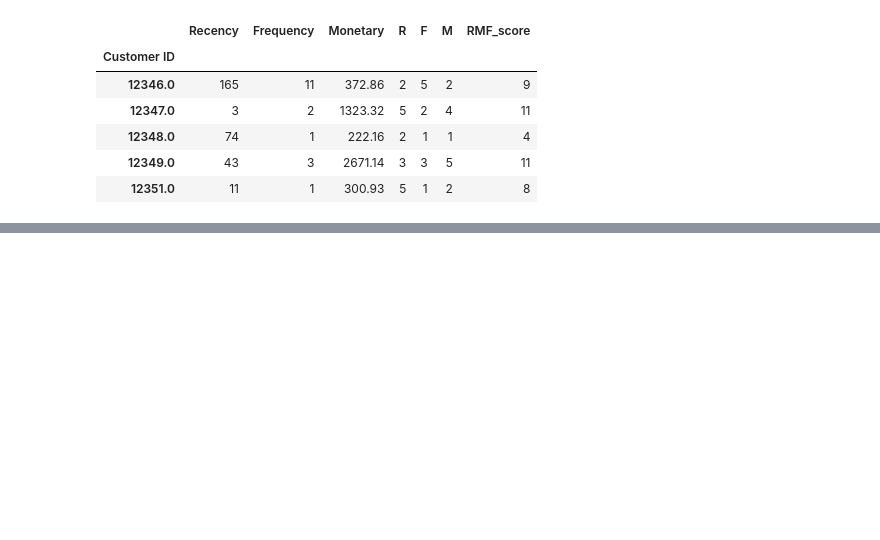
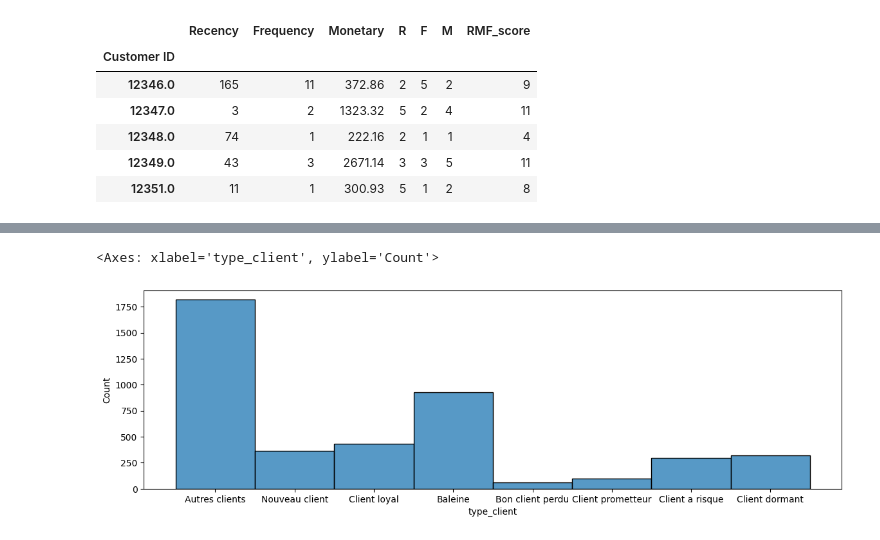
Before and after one commit to Flockyy/RFM, a Jupyter notebook: rfm_j.ipynb, the cells around one changed output, grey strips where cells are left out. Cells and saved outputs as stored; diff of their text form; code cells hidden in the pictures; blank space fills up the shorter version.

```diff
--- a/rfm_j.ipynb
+++ b/rfm_j.ipynb
@@ -94,0 +139,7 @@ rfm.head(10)
+# %%
+#diagrammes barres
+plt.figure(figsize=(14, 4))
+sns.histplot(data=rfm, x='type_client')
+# %% [output]
+<Axes: xlabel='type_client', ylabel='Count'>
+[figure, added]
```
Also changed, not shown: parts of 6 cells of this notebook.
